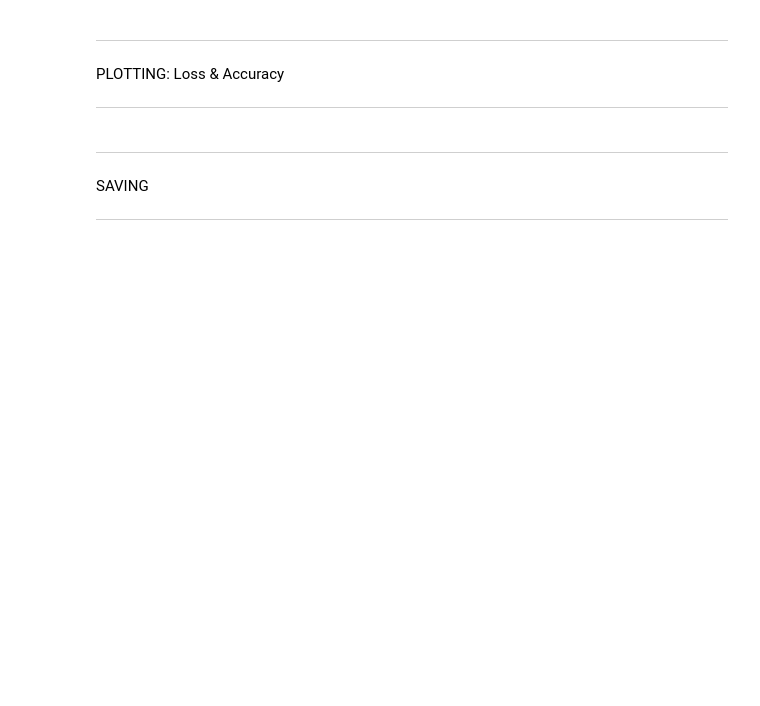
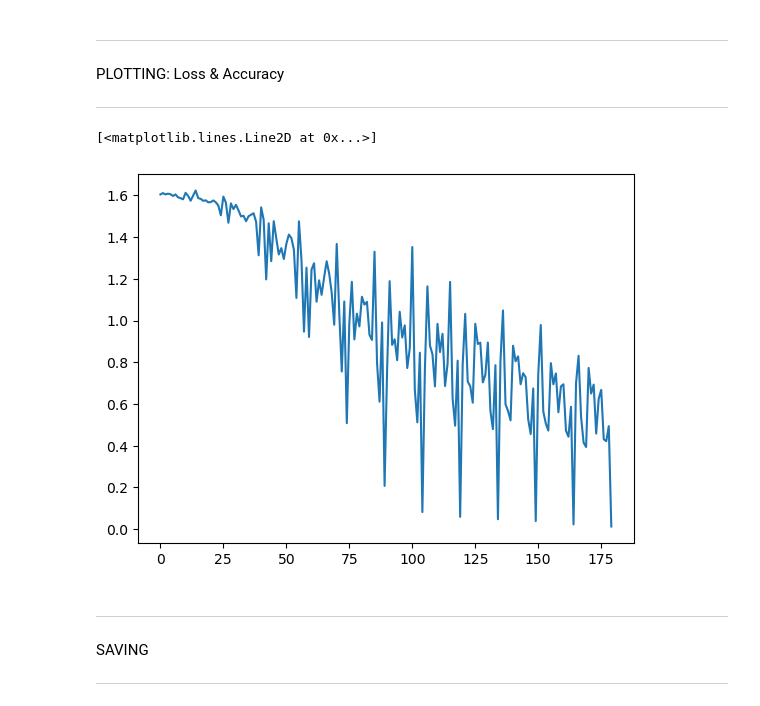
Before and after one commit to Ahmedkr21/HackathonAIClub, a Jupyter notebook: starter.ipynb, the cells around one changed output. Cells and saved outputs as stored; diff of their text form; code cells hidden in the pictures; blank space fills up the shorter version.

```diff
--- a/starter.ipynb
+++ b/starter.ipynb
@@ -29,3 +53,3 @@ train_dataset, test_dataset = torch.utils.data.random_split(full_dataset, [train
 # %%
-
 train_loader = DataLoader(test_dataset, batch_size=32, shuffle=False, num_workers=0)
+test_loader = DataLoader(test_dataset, batch_size=32, shuffle=False, num_workers=0)
@@ -37,7 +153,45 @@ ARCHITECTURE DEFINING
 ***
 OBJECTS: CRITERION, OPTIMIZER, SCHEDULER(maybe)
 ***
+# %%
+import torch.optim as optim
+
+criterion = nn.CrossEntropyLoss()
+optimizer = optim.SGD(net.parameters(), lr=0.001, momentum=0.9)
 # %% [markdown]
 ***
 TRAINING AND VALIDATION: Validation not neccessary but recommended
 ***
+# %%
+loss_arr = []
+acc_arr = []
+n_epochs = 12
+for epoch in range(n_epochs):
+    for i, (images, labels) in enumerate(train_loader):
+        # Forward pass
+        outputs = net(images)
+        loss = criterion(outputs, labels)
+
+        # Backward pass and optimize
+        optimizer.zero_grad()
+        loss.backward()
+        optimizer.step()
+
+         # print statistics
+        running_loss += loss.item()
+        loss_arr.append(running_loss)
+
+        running_loss = 0.0
+
+    correct = 0
+    total = 0
+    with torch.no_grad():
+        for images, labels in test_loader:
+            outputs = net(images)
+            _, predicted = torch.max(outputs.data, 1)
+            total += labels.size(0)
+            correct += (predicted == labels).sum().item()
+            acc_arr.append(100* correct/total)
+
+
+    print('Epoch %d: Accuracy: %d %%' % (epoch,(100 * correct / total)))
@@ -47,7 +269,13 @@ PLOTTING: Loss & Accuracy
 ***
 # %%
 # Methods you may need
-# plt.figure, plt.subplot, plt.plot, plt.xlabel, plt.ylabel, plt.title, plt.legend, plt.show
+plt.figure, plt.subplot, plt.plot, plt.xlabel, plt.ylabel, plt.title, plt.legend, plt.show
+
+# plt.plot(range(len(acc_arr)), acc_arr)
+plt.plot(range(len(loss_arr)), loss_arr)
+# %% [output]
+[<matplotlib.lines.Line2D at 0x...>]
+[figure, added]
 # %% [markdown]
 ***
 SAVING
```
Also changed, not shown: parts of 17 cells of this notebook, 4 other files.
